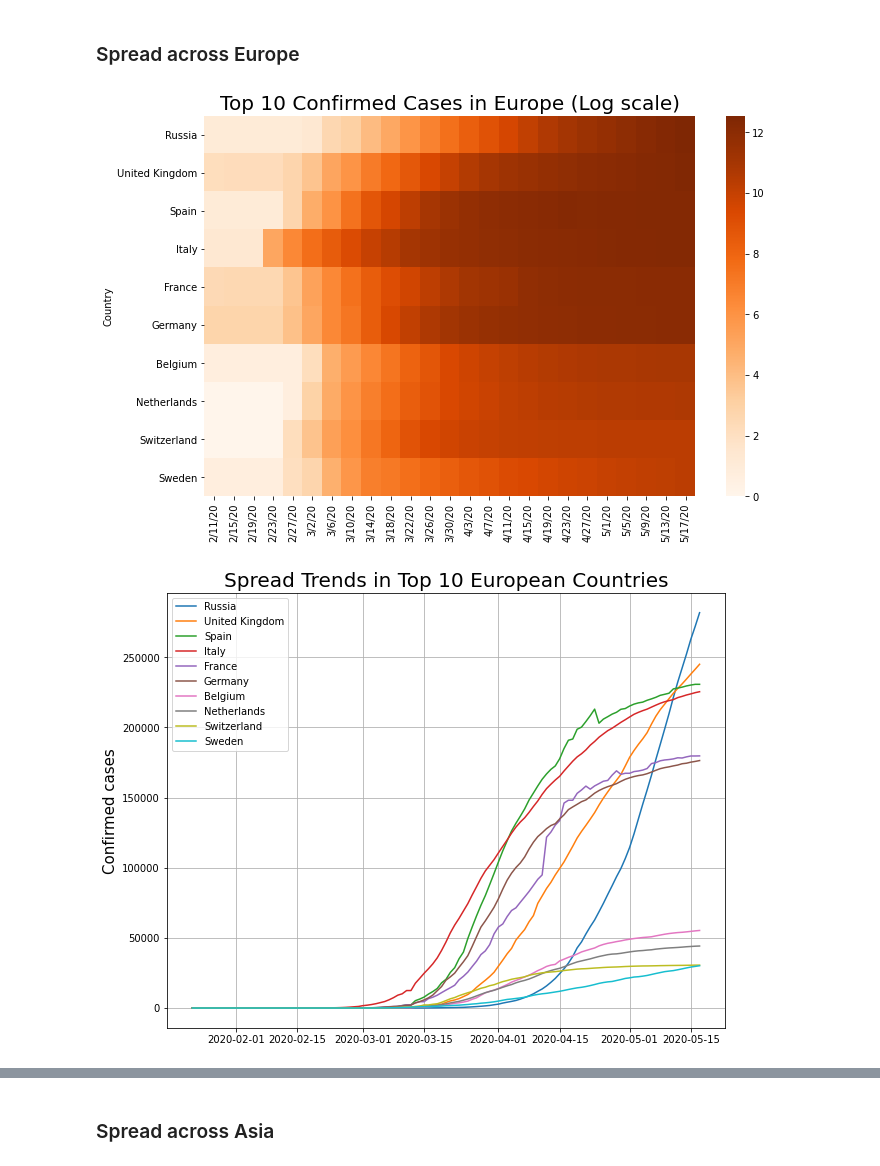
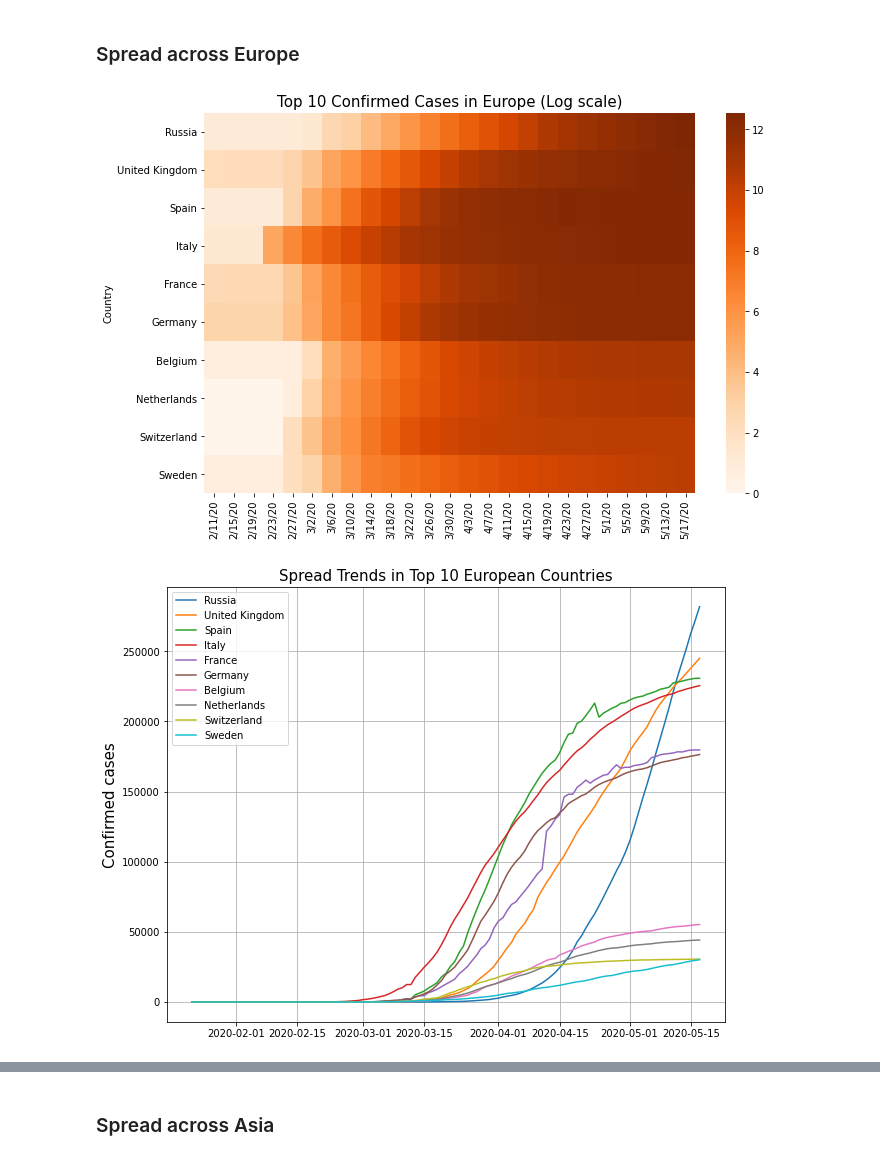
Before and after one commit to ShionFujimori/covid19-analysis, a Jupyter notebook: covid19_analysis.ipynb, the cells around one changed output, grey strips where cells are left out. Saved outputs shown, nothing was run; the diff lists cells and outputs as text; code cells hidden in the pictures.

```diff
--- a/covid19_analysis.ipynb
+++ b/covid19_analysis.ipynb
@@ -615,22 +615,22 @@ temp = europe_confirmed_top.iloc[:, 20::4]
 temp = np.log1p(temp)
 
 plt.figure(figsize=(11, 7))
-plt.title("Top 10 Confirmed Cases in Europe (Log scale)", fontsize=20)
+plt.title("Top 10 Confirmed Cases in Europe (Log scale)", fontsize=15)
 sns.heatmap(data=temp, cmap="Oranges")
 plt.show()
 # %% [output]
-[figure, old version]
+[figure, new version]
 # %%
 # Top 10 Confirmed Cases lineplot
 plt.figure(figsize=(10, 8))
 for index in europe_confirmed_top.index:
   sns.lineplot(x=pd.to_datetime(europe_confirmed_top.columns), y=europe_confirmed_top.loc[index, :], label=index)
 plt.grid()
 plt.ylabel("Confirmed cases", fontsize=15)
-plt.title("Spread Trends in Top 10 European Countries", fontsize=20)
+plt.title("Spread Trends in Top 10 European Countries", fontsize=15)
 plt.show()
 # %% [output]
-[figure, old version]
+[figure, new version]
 # %%
 # Top 10 Deaths Cases Heatmap
 countries = np.asarray(df_deaths.query("Continent == 'Europe'") \
```
Also changed, not shown: parts of 13 cells of this notebook.
